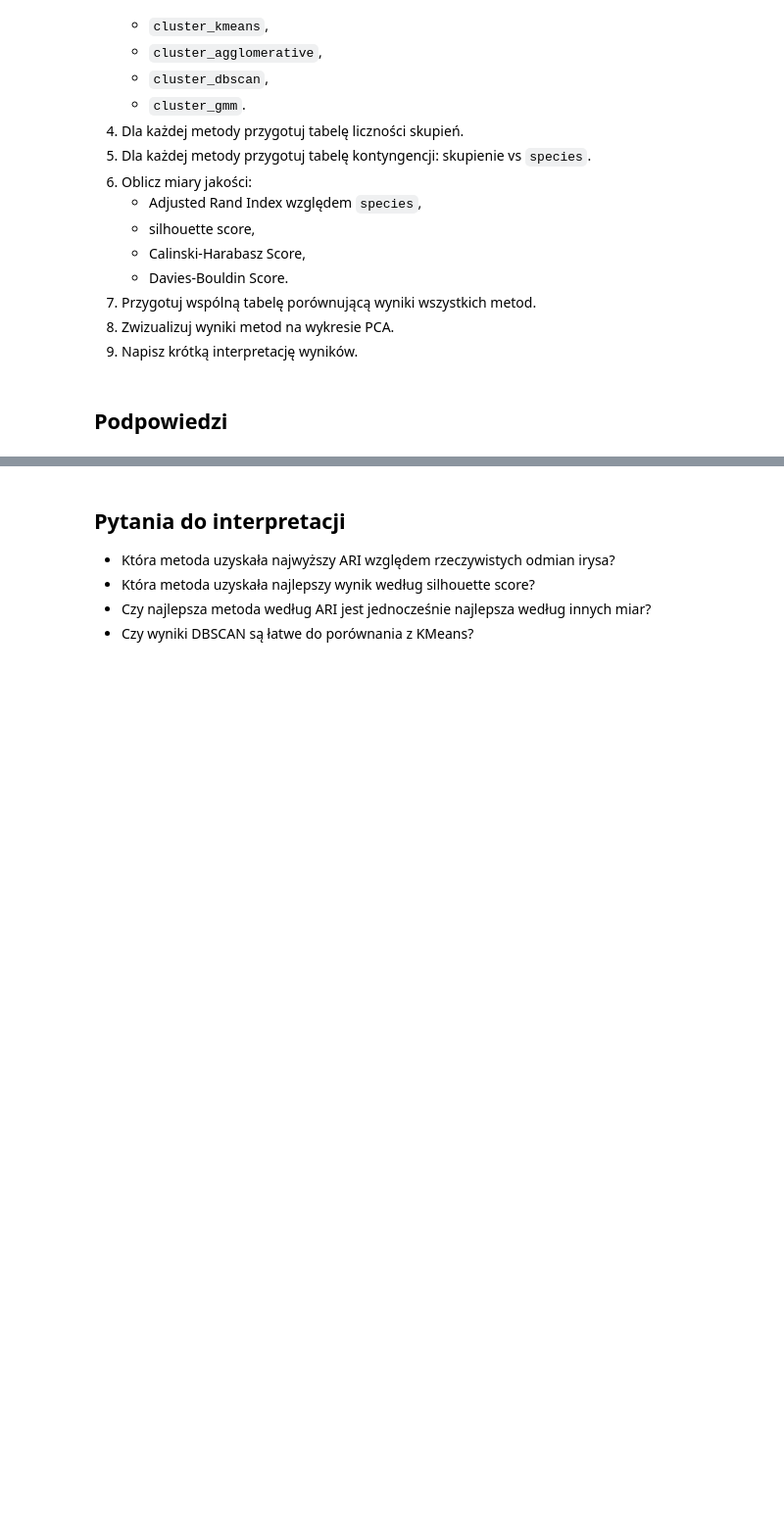
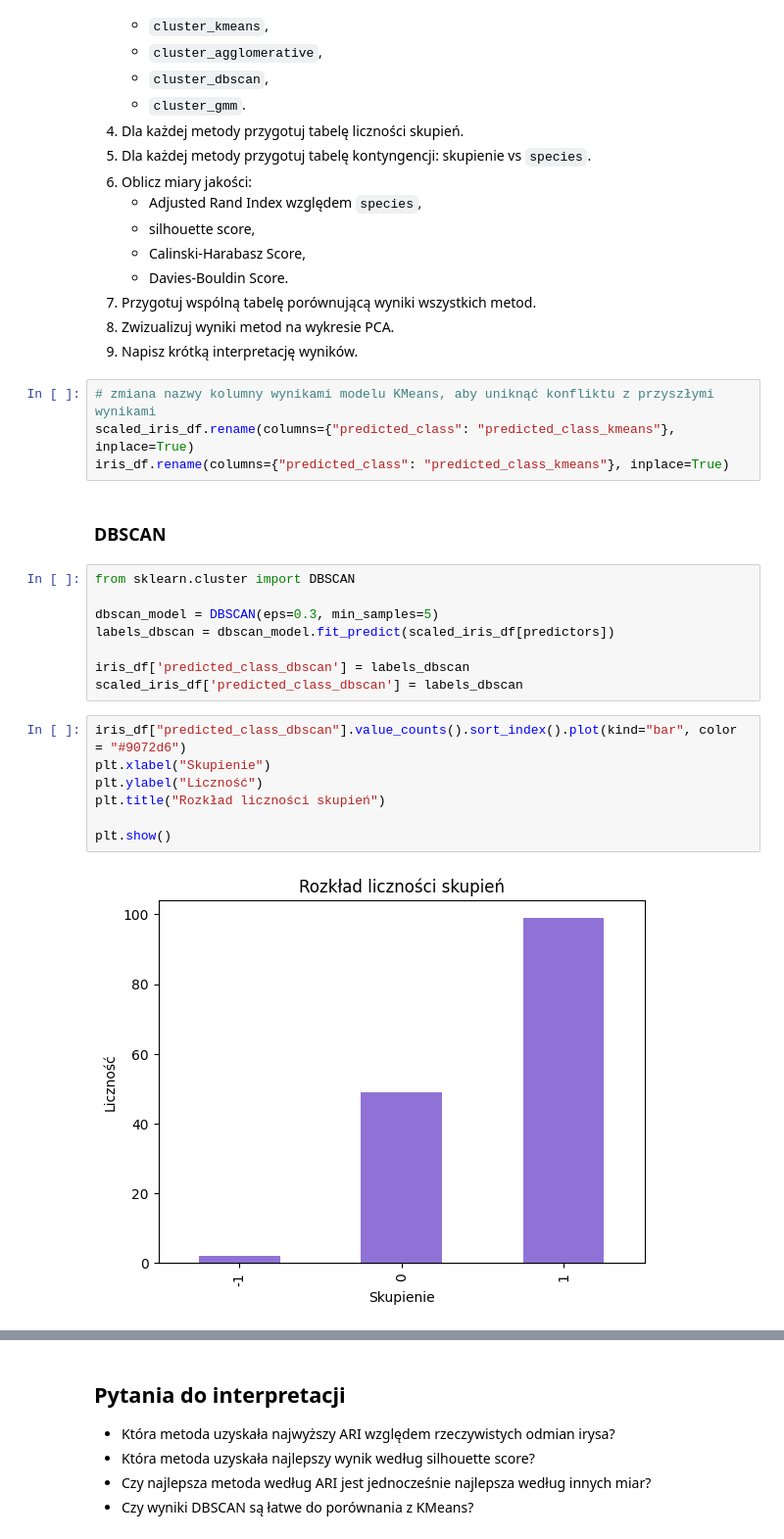
Before and after one commit to kingaorlowicz/Data_Mining_agh, a Jupyter notebook: lab3/IRIS_AGH_LAB.ipynb, the cells around one changed output, grey strips where cells are left out. Shown at 98% size. Saved outputs shown, nothing was run; the diff lists cells and outputs as text; blank space fills up the shorter version.

```diff
--- a/lab3/IRIS_AGH_LAB.ipynb
+++ b/lab3/IRIS_AGH_LAB.ipynb
@@ -1212,5 +1212,26 @@ Uwzględnij co najmniej trzy spośród poniższych metod:
 7. Przygotuj wspólną tabelę porównującą wyniki wszystkich metod.
 8. Zwizualizuj wyniki metod na wykresie PCA.
 9. Napisz krótką interpretację wyników.
-# %% [markdown]
-## Podpowiedzi
+# %%
+# zmiana nazwy kolumny wynikami modelu KMeans, aby uniknąć konfliktu z przyszłymi wynikami
+scaled_iris_df.rename(columns={"predicted_class": "predicted_class_kmeans"}, inplace=True)
+iris_df.rename(columns={"predicted_class": "predicted_class_kmeans"}, inplace=True)
+# %% [markdown]
+### DBSCAN
+# %%
+from sklearn.cluster import DBSCAN
+
+dbscan_model = DBSCAN(eps=0.3, min_samples=5)
+labels_dbscan = dbscan_model.fit_predict(scaled_iris_df[predictors])
+
+iris_df['predicted_class_dbscan'] = labels_dbscan
+scaled_iris_df['predicted_class_dbscan'] = labels_dbscan
+# %%
+iris_df["predicted_class_dbscan"].value_counts().sort_index().plot(kind="bar", color = "#9072d6")
+plt.xlabel("Skupienie")
+plt.ylabel("Liczność")
+plt.title("Rozkład liczności skupień")
+
+plt.show()
+# %% [output]
+[figure, added]
```
Also changed, not shown: parts of 14 cells of this notebook.
